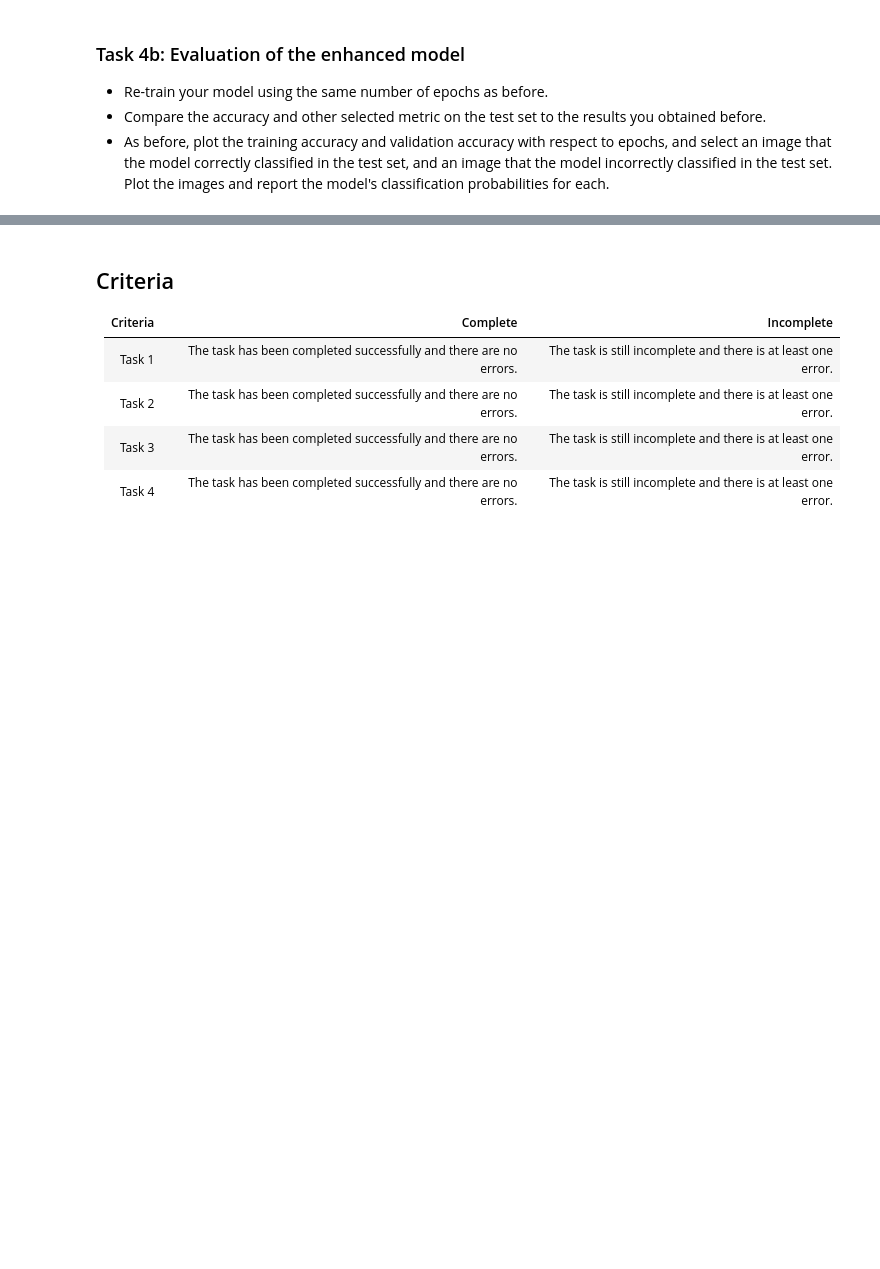
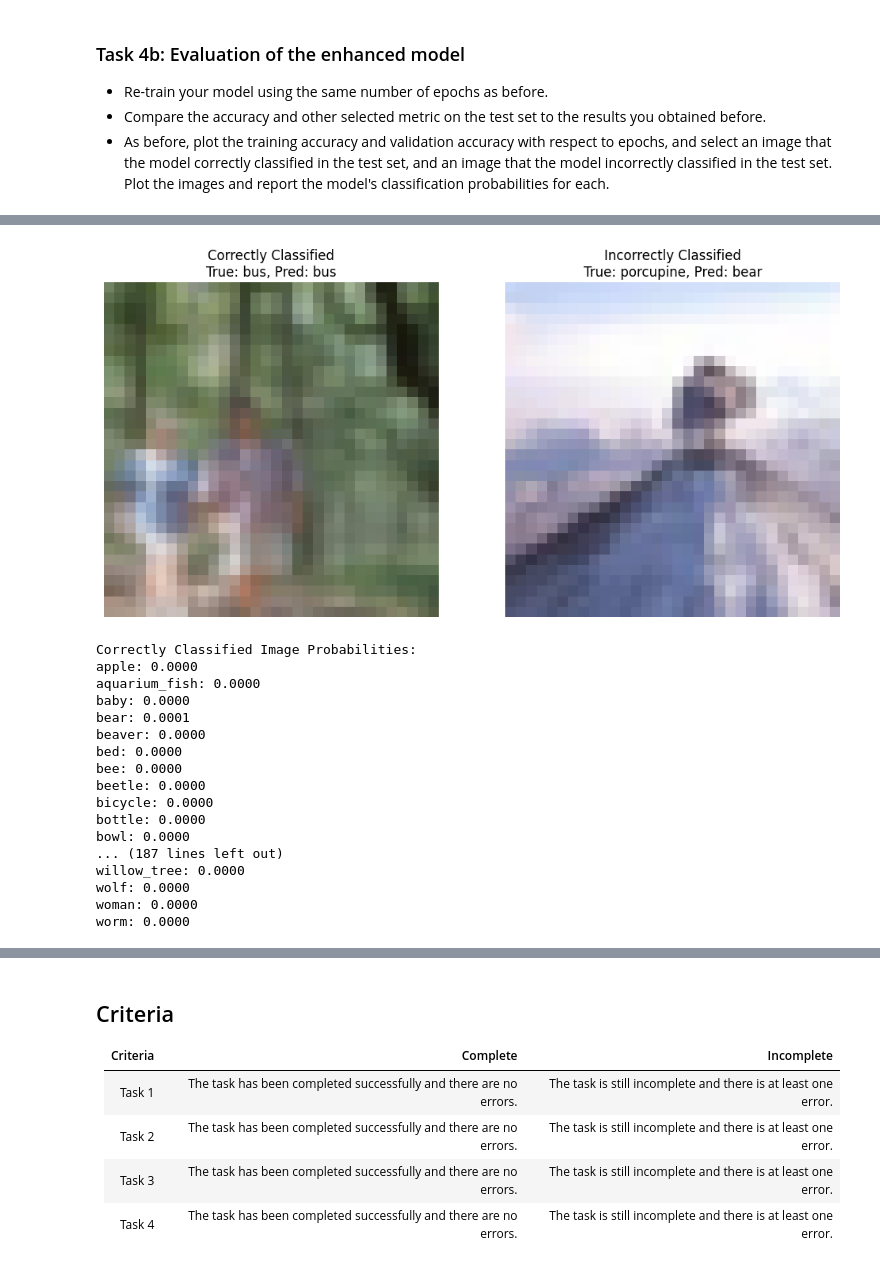
Before and after one commit to devangi-hub/deep_learning, a Jupyter notebook: 02_activities/assignments/assignment_1.ipynb, the cells around one changed output, grey strips where cells are left out. Cells and saved outputs as stored; diff of their text form; code cells hidden in the pictures; blank space fills up the shorter version.

```diff
--- a/02_activities/assignments/assignment_1.ipynb
+++ b/02_activities/assignments/assignment_1.ipynb
@@ -192,0 +299,13 @@ ValueError: Data cardinality is ambiguous. Make sure all arrays contain the same
+# %%
+correct_prob = y_pred[correct_idx]
+incorrect_prob = y_pred[incorrect_idx]
+
+
+print("Correctly Classified Image Probabilities:")
+for i, (cls, prob) in enumerate(zip(class_names, correct_prob)):
+    print(f"{cls}: {prob:.4f}")
+
+
+print("\nIncorrectly Classified Image Probabilities:")
+for i, (cls, prob) in enumerate(zip(class_names, incorrect_prob)):
+    print(f"{cls}: {prob:.4f}")
@@ -209,0 +445,47 @@ ValueError: Data cardinality is ambiguous. Make sure all arrays contain the same
+# %%
+# Get predictions for the test set
+y_pred = new_model.model.predict(x_val)
+
+# Convert the predictions to class indices
+y_pred_classes = np.argmax(y_pred, axis=1)
+y_true_classes = np.argmax(y_val, axis=1)
+
+# Find correctly and incorrectly classified images
+correct_indices = np.where(y_pred_classes == y_true_classes)[0]
+incorrect_indices = np.where(y_pred_classes != y_true_classes)[0]
+
+# Select one correct and one incorrect image
+correct_idx = correct_indices[0]
+incorrect_idx = incorrect_indices[0]
+
+# Plot the correct image
+plt.figure(figsize=(12, 6))
+
+# Correct image
+plt.subplot(1, 2, 1)
+plt.imshow(x_test[correct_idx])
+plt.title(f"Correctly Classified\nTrue: {class_names[y_true_classes[correct_idx]]}, Pred: {class_names[y_pred_classes[correct_idx]]}")
+plt.axis('off')
+
+# Incorrect image
+plt.subplot(1, 2, 2)
+plt.imshow(x_test[incorrect_idx])
+plt.title(f"Incorrectly Classified\nTrue: {class_names[y_true_classes[incorrect_idx]]}, Pred: {class_names[y_pred_classes[incorrect_idx]]}")
+plt.axis('off')
+
+plt.show()
+
+# Get classification probabilities for both correct and incorrect images
+correct_prob = y_pred[correct_idx]  # Probabilities for the correct image
+incorrect_prob = y_pred[incorrect_idx]  # Probabilities for the incorrect image
+
+# Show the classification probabilities for the correct image
+print("Correctly Classified Image Probabilities:")
+for i, (cls, prob) in enumerate(zip(class_names, correct_prob)):
+    print(f"{cls}: {prob:.4f}")
+
+# Show the classification probabilities for the incorrect image
+print("\nIncorrectly Classified Image Probabilities:")
+for i, (cls, prob) in enumerate(zip(class_names, incorrect_prob)):
+    print(f"{cls}: {prob:.4f}")
+# %% [output]
@@ -210,3 +493,21 @@ ValueError: Data cardinality is ambiguous. Make sure all arrays contain the same
+[figure, added]
+Correctly Classified Image Probabilities:
+apple: 0.0000
+aquarium_fish: 0.0000
+baby: 0.0000
+bear: 0.0001
+beaver: 0.0000
+bed: 0.0000
+bee: 0.0000
+beetle: 0.0000
+bicycle: 0.0000
+bottle: 0.0000
+bowl: 0.0000
+... (187 lines left out)
+willow_tree: 0.0000
+wolf: 0.0000
+woman: 0.0000
+worm: 0.0000
 # %% [markdown]
 ### Task 4c: Discussion of the results
 
```
Also changed, not shown: parts of 20 cells of this notebook.
